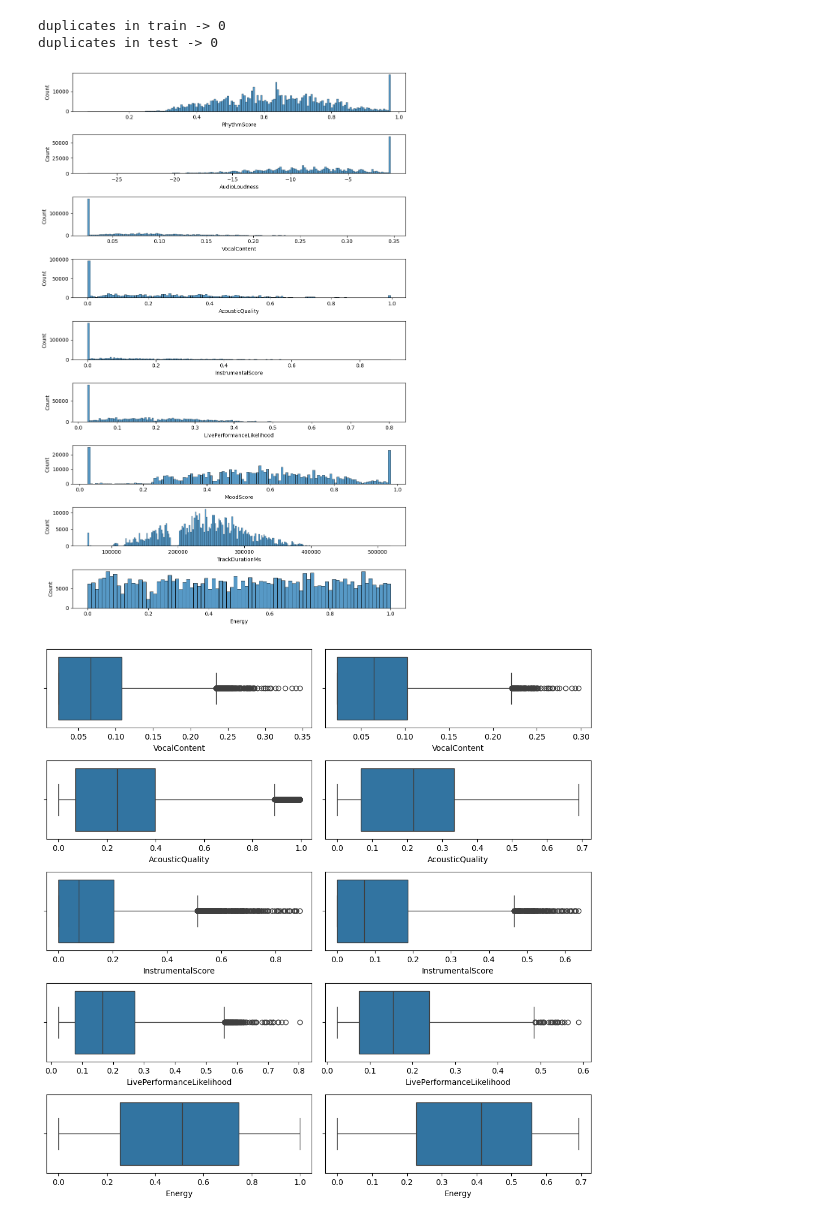
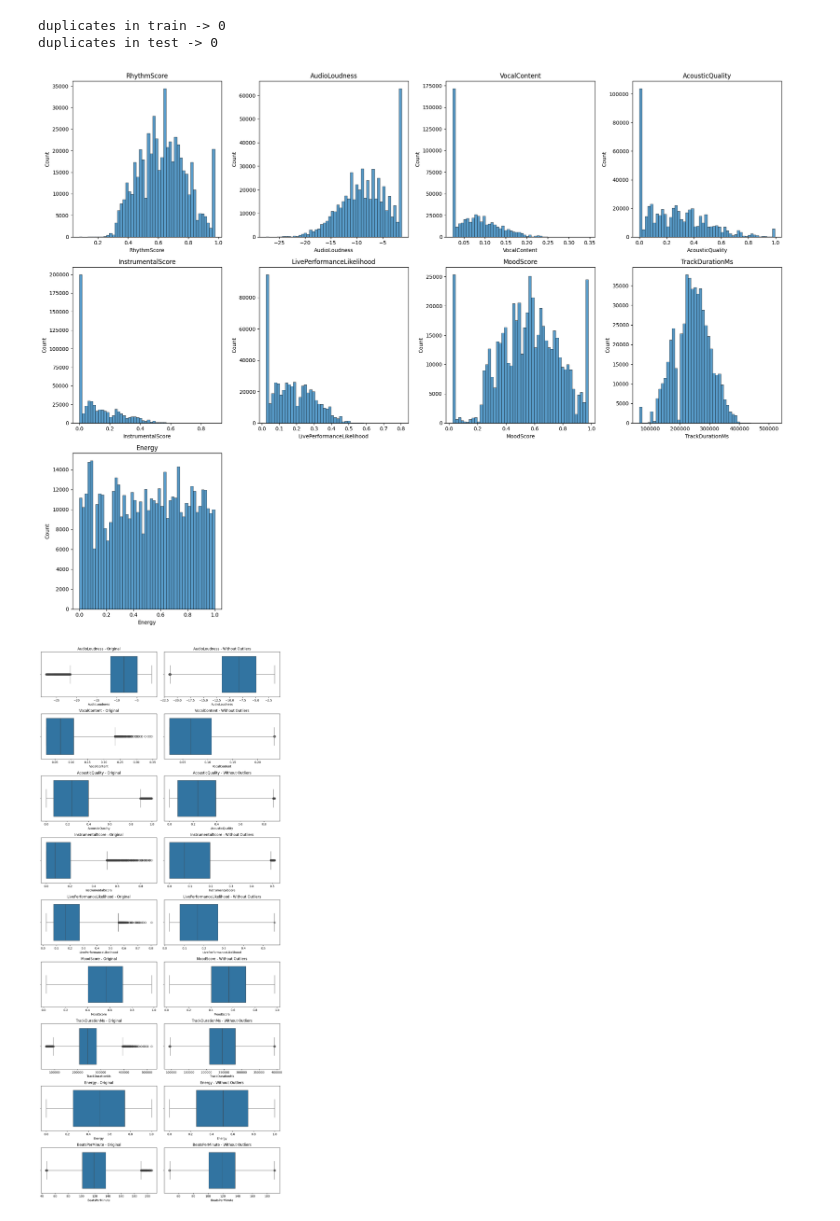
Before and after one commit to KarthikNot/Kaggle-S5E9, a Jupyter notebook: notebooks/Kaggle S5E9.ipynb, the cells around one changed output. Drawn from its saved outputs; the diff is of its cells as text; code cells hidden in the pictures.

```diff
--- a/notebooks/Kaggle S5E9.ipynb
+++ b/notebooks/Kaggle S5E9.ipynb
@@ -132,25 +140,49 @@ duplicates in test -> 0
 # %%
 # handle outliers
 # 1. plotting outliers
 
 COLUMNS = list(testData.columns)[1:]
-fig, ax = plt.subplots(nrows = len(COLUMNS), ncols = 1, figsize = (10,15))
-for index, col in enumerate(COLUMNS):
-    sns.histplot(x = trainData[col], ax = ax[index])
+def featureDist(trainData : pd.DataFrame) -> None:
+    ncols = 4
+    nrows = -(-len(COLUMNS) // ncols)
 
-plt.tight_layout()
-plt.show()
+    fig, axes = plt.subplots(nrows=nrows, ncols=ncols, figsize=(20, 5*nrows))
+
+    axes = axes.flatten()
+
+    for ax, col in zip(axes, COLUMNS):
+        sns.histplot(trainData[col].dropna(), bins=50, ax=ax)
+        ax.set_title(col)
+
+    for ax in axes[len(COLUMNS):]:
+        ax.set_visible(False)
+
+    plt.tight_layout()
+    plt.show()
+
+featureDist(trainData)
 # %% [output]
-[figure, old version]
+[figure, new version]
 # %%
-transformCols = ['VocalContent', 'AcousticQuality', 'InstrumentalScore', 'LivePerformanceLikelihood', 'Energy']
-fig, ax = plt.subplots(nrows = len(transformCols), ncols = 2, figsize = (10, 10))
-for index, col in enumerate(transformCols):
-    sns.boxplot(x = trainData[col], ax = ax[index, 0])
-    sns.boxplot(x = np.log1p(trainData[col]), ax = ax[index, 1])
+nrows = len(COLUMNS)
+
+fig, axes = plt.subplots(nrows=nrows, ncols=2, figsize=(12, 3*nrows))
+
+for i, col in enumerate(list(trainData.columns)[1:]):
+    data = trainData[col]
+
+    sns.boxplot(x=data, ax=axes[i, 0])
+    axes[i, 0].set_title(f"{col} - Original")
+
+    Q1, Q3 = np.quantile(data, [0.25, 0.75])
+    IQR = Q3 - Q1
+    filtered = data[(data >= Q1 - 1.5*IQR) & (data <= Q3 + 1.5*IQR)]
+
+    sns.boxplot(x=filtered, ax=axes[i, 1])
+    axes[i, 1].set_title(f"{col} - Without Outliers")
 
 plt.tight_layout()
 plt.show()
 # %% [output]
-[figure, old version]
+[figure, new version]
 # %%
```
Also changed, not shown: parts of 28 cells of this notebook.
